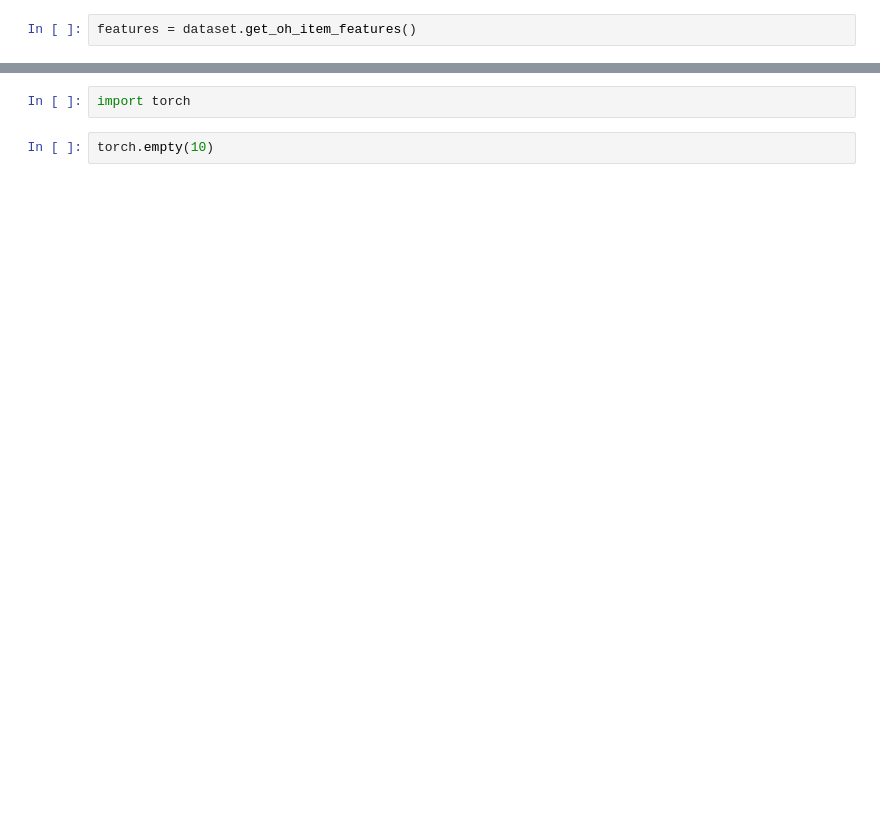
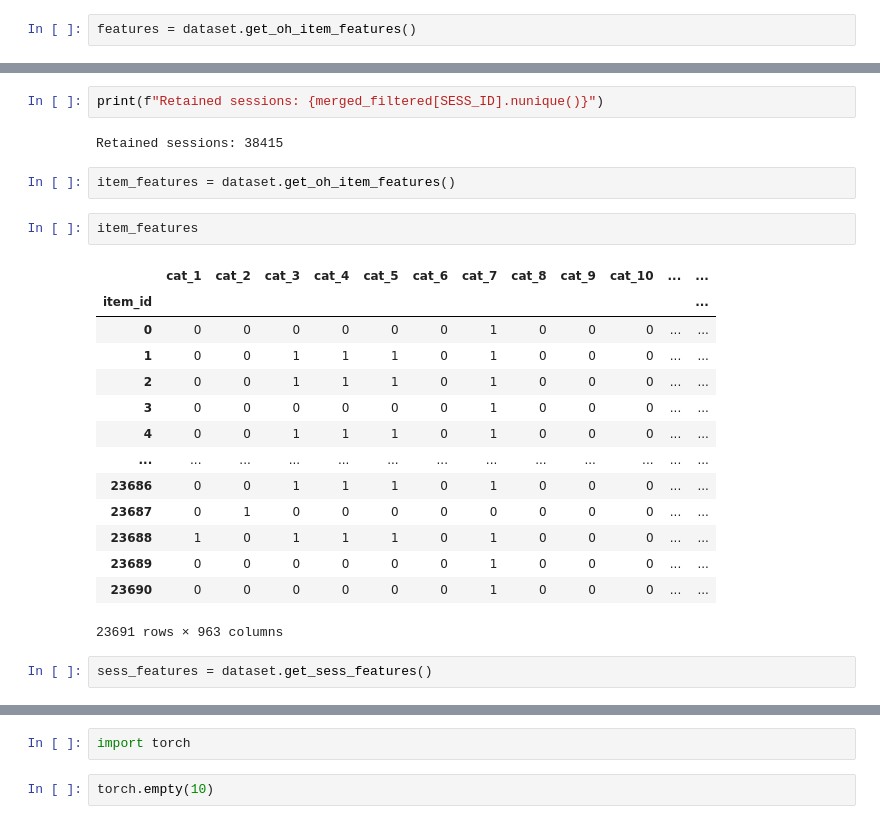
Before and after one commit to damicoedoardo/RecSysChallenge2022, a Jupyter notebook: src/notebooks/13_04_item_features.ipynb, the cells around one changed output, grey strips where cells are left out. Drawn from its saved outputs; the diff is of its cells as text; blank space fills up the shorter version.

```diff
--- a/src/notebooks/13_04_item_features.ipynb
+++ b/src/notebooks/13_04_item_features.ipynb
@@ -21,0 +129,25 @@ features.shape
+# %%
+print(f"Retained sessions: {merged_filtered[SESS_ID].nunique()}")
+# %% [output]
+Retained sessions: 38415
+# %%
+item_features = dataset.get_oh_item_features()
+# %%
+item_features
+# %% [output]
+|  | cat_1 | cat_2 | cat_3 | cat_4 | cat_5 | cat_6 | cat_7 | cat_8 | cat_9 | cat_10 | ... | ... |
+| item_id |  |  |  |  |  |  |  |  |  |  |  | ... |
+| 0 | 0 | 0 | 0 | 0 | 0 | 0 | 1 | 0 | 0 | 0 | ... | ... |
+| 1 | 0 | 0 | 1 | 1 | 1 | 0 | 1 | 0 | 0 | 0 | ... | ... |
+| 2 | 0 | 0 | 1 | 1 | 1 | 0 | 1 | 0 | 0 | 0 | ... | ... |
+| 3 | 0 | 0 | 0 | 0 | 0 | 0 | 1 | 0 | 0 | 0 | ... | ... |
+| 4 | 0 | 0 | 1 | 1 | 1 | 0 | 1 | 0 | 0 | 0 | ... | ... |
+| ... | ... | ... | ... | ... | ... | ... | ... | ... | ... | ... | ... | ... |
+| 23686 | 0 | 0 | 1 | 1 | 1 | 0 | 1 | 0 | 0 | 0 | ... | ... |
+| 23687 | 0 | 1 | 0 | 0 | 0 | 0 | 0 | 0 | 0 | 0 | ... | ... |
+| 23688 | 1 | 0 | 1 | 1 | 1 | 0 | 1 | 0 | 0 | 0 | ... | ... |
+| 23689 | 0 | 0 | 0 | 0 | 0 | 0 | 1 | 0 | 0 | 0 | ... | ... |
+| 23690 | 0 | 0 | 0 | 0 | 0 | 0 | 1 | 0 | 0 | 0 | ... | ... |
+23691 rows × 963 columns
+# %%
+sess_features = dataset.get_sess_features()
```
Also changed, not shown: parts of 62 cells of this notebook, 8 other files.
